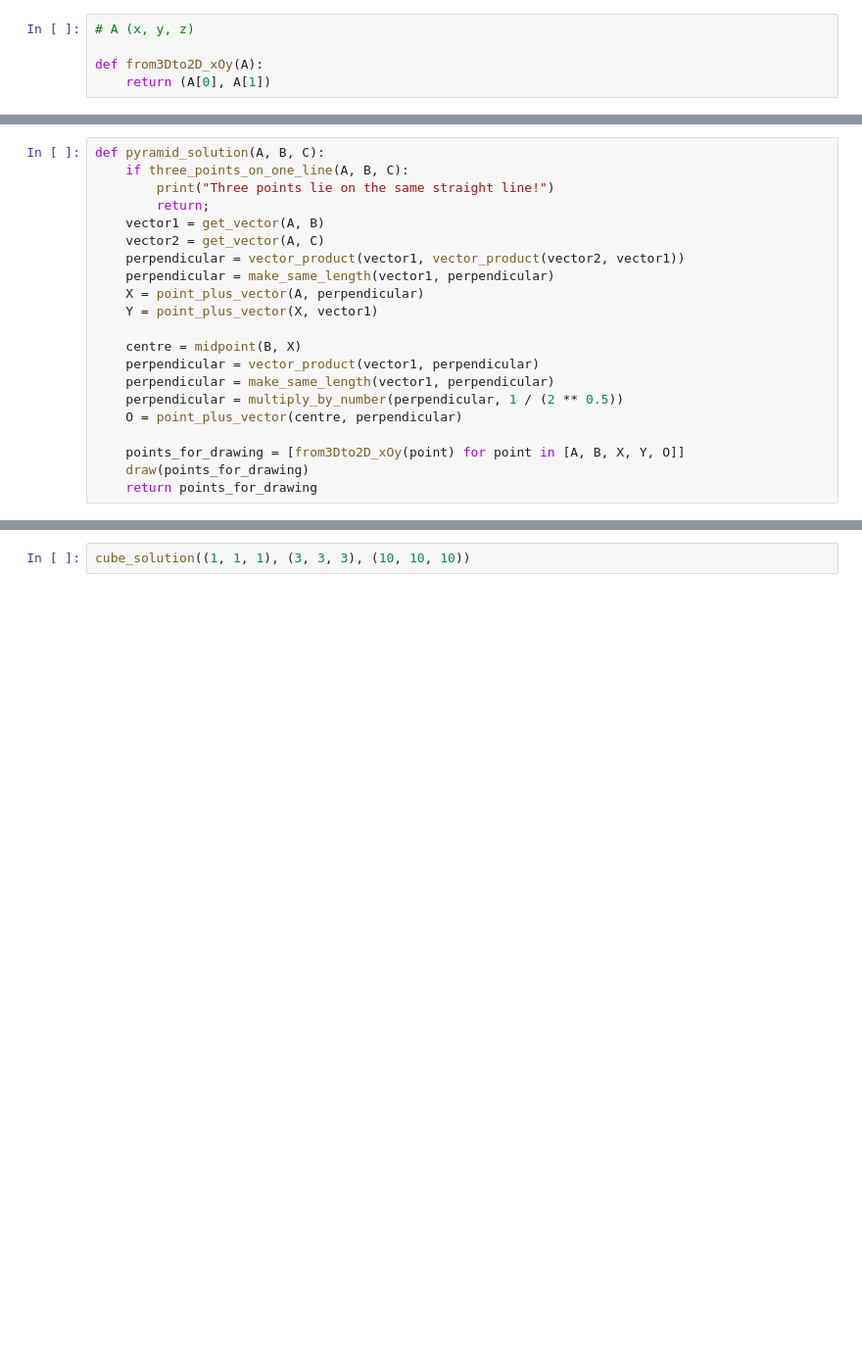
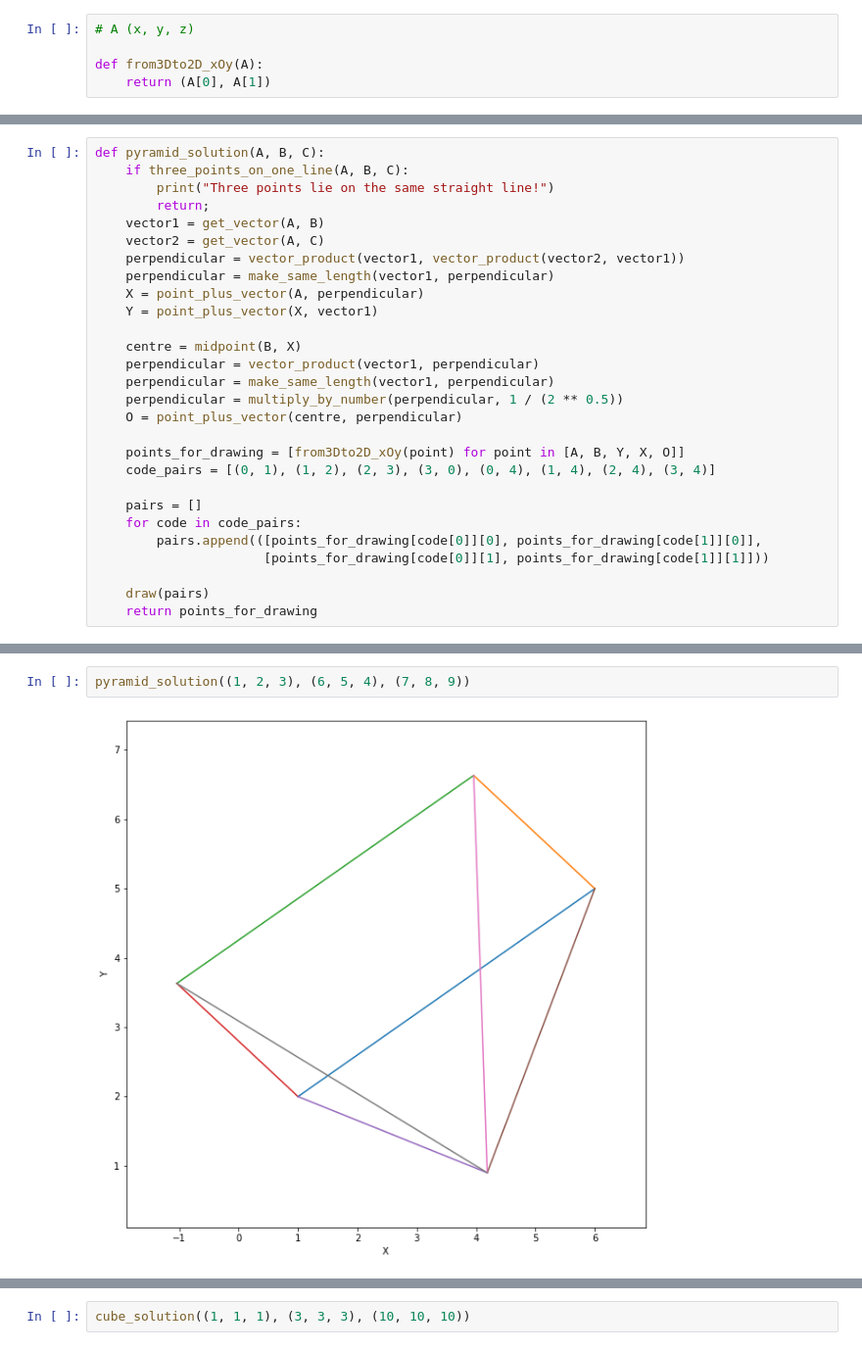
Before and after one commit to Danila-Pechenev/GeometryProject, a Jupyter notebook: Solution.ipynb, the cells around one changed output, grey strips where cells are left out. Shown at 98% size. Drawn from its saved outputs; the diff is of its cells as text; blank space fills up the shorter version.

```diff
--- a/Solution.ipynb
+++ b/Solution.ipynb
@@ -113,8 +122,15 @@ def pyramid_solution(A, B, C):
     perpendicular = multiply_by_number(perpendicular, 1 / (2 ** 0.5))
     O = point_plus_vector(centre, perpendicular)
 
-    points_for_drawing = [from3Dto2D_xOy(point) for point in [A, B, X, Y, O]]
-    draw(points_for_drawing)
+    points_for_drawing = [from3Dto2D_xOy(point) for point in [A, B, Y, X, O]]
+    code_pairs = [(0, 1), (1, 2), (2, 3), (3, 0), (0, 4), (1, 4), (2, 4), (3, 4)]
+
+    pairs = []
+    for code in code_pairs:
+        pairs.append(([points_for_drawing[code[0]][0], points_for_drawing[code[1]][0]],
+                      [points_for_drawing[code[0]][1], points_for_drawing[code[1]][1]]))
+
+    draw(pairs)
     return points_for_drawing
 # %%
 def tetrahedron_solution(A, B, C):
@@ -170,0 +177,4 @@ tetrahedron_solution((1, 1, 1), (3, 2, 4), (0, 6, 1))
+# %%
+pyramid_solution((1, 2, 3), (6, 5, 4), (7, 8, 9))
+# %% [output]
+[figure, added]
```
Also changed, not shown: parts of 9 cells of this notebook.
